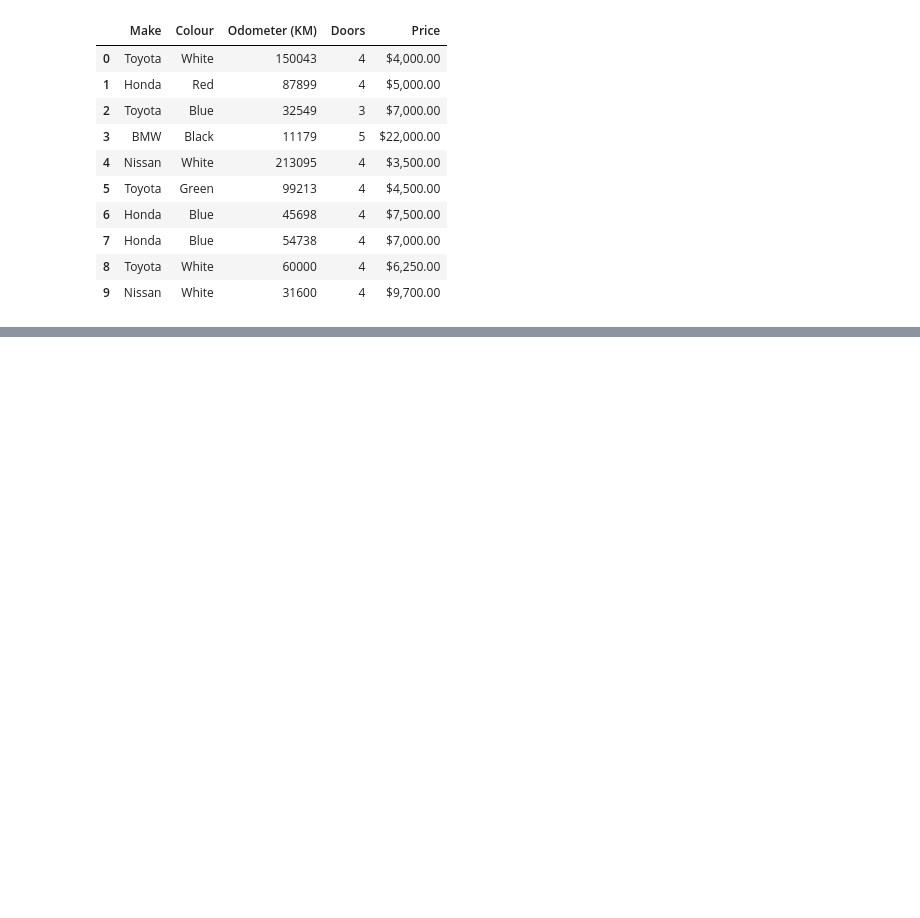
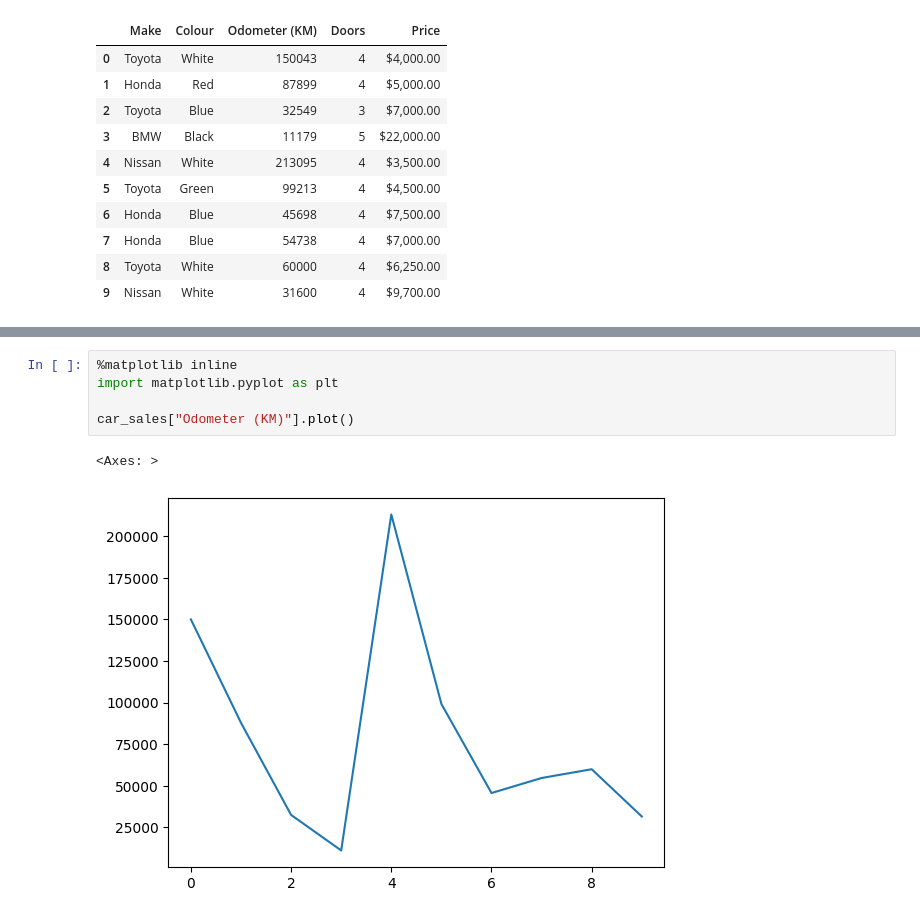
Before and after one commit to gouravguptacom/machine-learning-ztm, a Jupyter notebook: 2-pandas.ipynb, the cells around one changed output, grey strips where cells are left out. Saved outputs shown, nothing was run; the diff lists cells and outputs as text; blank space fills up the shorter version.

```diff
--- a/2-pandas.ipynb
+++ b/2-pandas.ipynb
@@ -189,0 +418,8 @@ car_sales
+# %%
+%matplotlib inline
+import matplotlib.pyplot as plt
+
+car_sales["Odometer (KM)"].plot()
+# %% [output]
+<Axes: >
+[figure, added]
```
Also changed, not shown: parts of 32 cells of this notebook.
